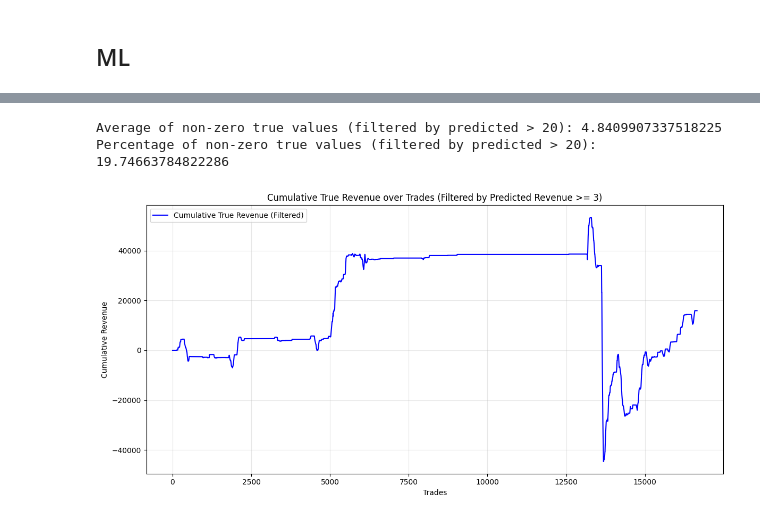
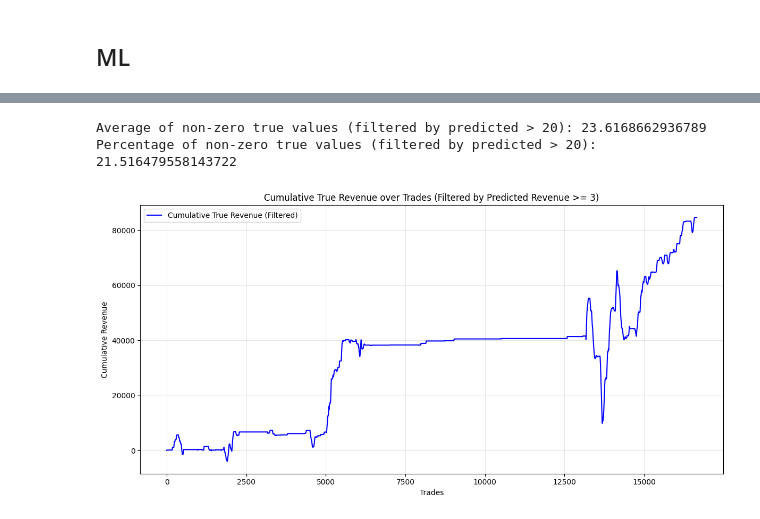
Before and after one commit to RockyLiii/Quant-on-Crypto, a Jupyter notebook: strategies/mmpair-strategy/research_rdft.ipynb, the cells around one changed output, grey strips where cells are left out. Saved outputs shown, nothing was run; the diff lists cells and outputs as text; code cells hidden in the pictures.

```diff
--- a/strategies/mmpair-strategy/research_rdft.ipynb
+++ b/strategies/mmpair-strategy/research_rdft.ipynb
@@ -319,7 +319,8 @@ for tqdm_idx, (symbol, df) in tqdm(enumerate(coin_list.items())):
         )
         )
 
-        df[f"atr_{w}"] = tr.rolling(w, min_periods=w).mean()
+        df[f"atr_{w}"] = tr.rolling(w, min_periods=w).mean()/ df["close"]
+
     ## Bollinger
     for w in windows:
         df[f"bb_{w}"] = (
@@ -1836,31 +1833,31 @@ Test Set Percentile Analysis:
 # %%
 y_true_filtered = []
 for i in range(len(y_test)):
-    if y_test_pred[i] >20:
-        y_true_filtered.append(y_test[i])
+    if y_test_pred[i] >15:
+        y_true_filtered.append(min(400,max(-400,y_test[i])))
     else:
         y_true_filtered.append(0)
 
 non_zero_avg = np.mean([val for val in y_true_filtered if val != 0])
 non_zero_pct = len([val for val in y_true_filtered if val != 0]) / len(y_true_filtered) * 100
 print("Average of non-zero true values (filtered by predicted > 20):", non_zero_avg)
 print("Percentage of non-zero true values (filtered by predicted > 20):", non_zero_pct)
 y_true_filtered_cumsum = np.cumsum(y_true_filtered)
 
 plt.figure(figsize=(12, 6))
 plt.plot(y_true_filtered_cumsum, label='Cumulative True Revenue (Filtered)', color='blue')
 plt.xlabel('Trades')
 plt.ylabel('Cumulative Revenue')
 plt.title('Cumulative True Revenue over Trades (Filtered by Predicted Revenue >= 3)')
 plt.legend()
 plt.grid(True, alpha=0.3)
 plt.tight_layout()
 plt.show()
 plt.close()
 # %% [output]
-Average of non-zero true values (filtered by predicted > 20): 4.8409907337518225
-Percentage of non-zero true values (filtered by predicted > 20): 19.74663784822286
+Average of non-zero true values (filtered by predicted > 20): 23.6168662936789
+Percentage of non-zero true values (filtered by predicted > 20): 21.516479558143722
-[figure, old version]
+[figure, new version]
 # %%
 # y_true_filtered_cumsum = np.cumsum(y_true_filtered)
 
```
Also changed, not shown: parts of 14 cells of this notebook, 9 other files.
